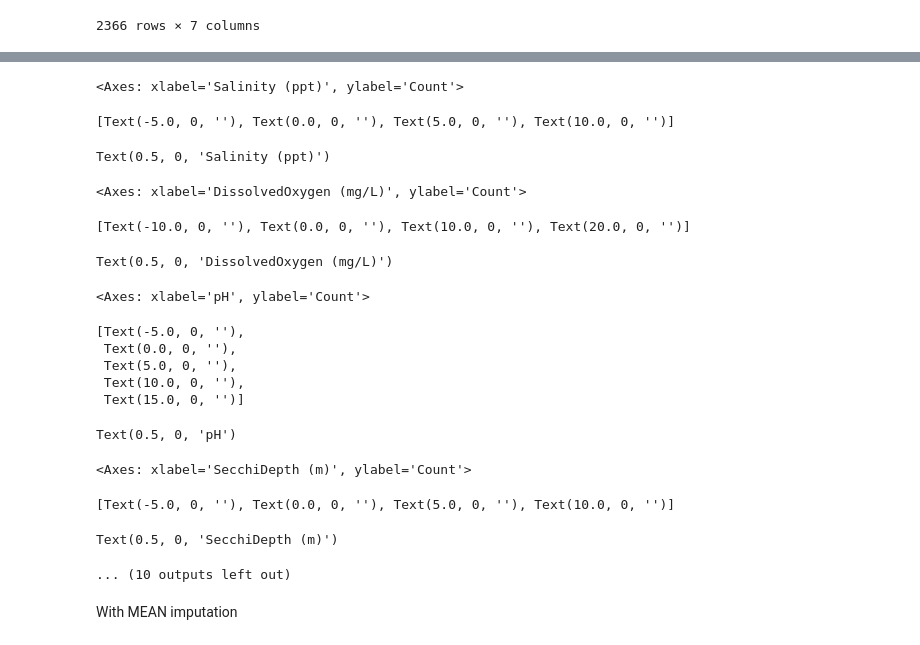
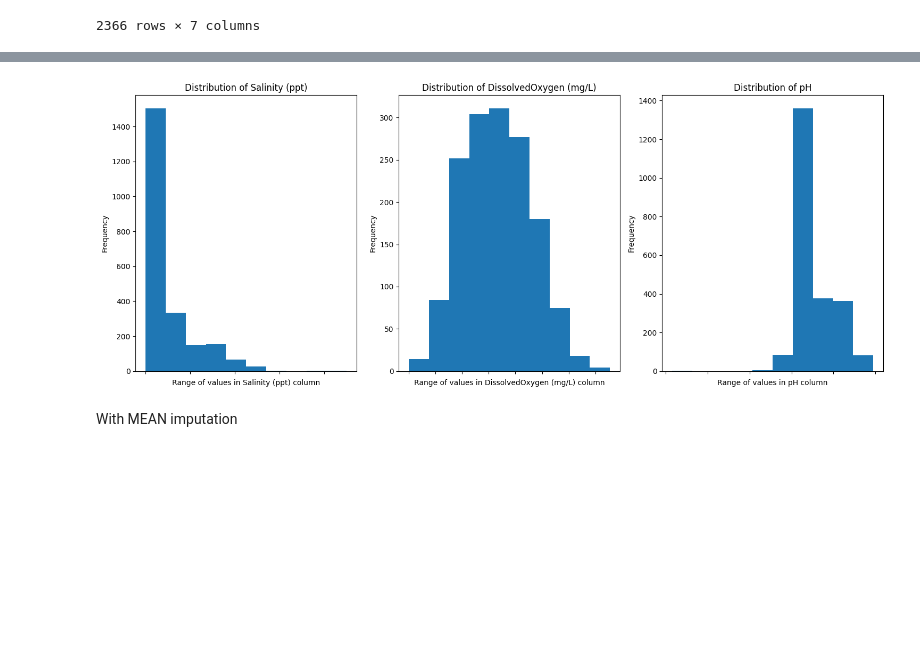
Before and after one commit to ch-1221-777/WaterQuality_EDA, a Jupyter notebook: waterquality-eda.ipynb, the cells around one changed output, grey strips where cells are left out. Cells and saved outputs as stored; diff of their text form; code cells hidden in the pictures; blank space fills up the shorter version.

```diff
--- a/waterquality-eda.ipynb
+++ b/waterquality-eda.ipynb
@@ -198,36 +154,23 @@ Text(0.5, 0, '')
 # %%
 # Plot the distribution
-fig, axes = plt.subplots(nrows=1, ncols=7, figsize=(15, 6))
+fig, axes = plt.subplots(nrows=1, ncols=3, figsize=(15, 6))
 
 # Loop through the columns and plot
 for i, col in enumerate(df.columns):
     #print(i,col)
     df1= df
     df1 = df.dropna(subset=[col])
-    sns.histplot(data=df1[col], ax=axes[i], kde=True)
+    axes[i].hist(df1[col])
+    #sns.histplot(data=df1[col], ax=axes[i], kde=True)
+    axes[i].set_title(f'Distribution of {col}')
     axes[i].set_xticklabels(())
-    axes[i].set_xlabel(col)
+    axes[i].set_xlabel(f'Range of values in {col} column')
+    axes[i].set_ylabel('Frequency')
 
 plt.tight_layout()
 plt.show()
 # %% [output]
-<Axes: xlabel='Salinity (ppt)', ylabel='Count'>
-[Text(-5.0, 0, ''), Text(0.0, 0, ''), Text(5.0, 0, ''), Text(10.0, 0, '')]
-Text(0.5, 0, 'Salinity (ppt)')
-<Axes: xlabel='DissolvedOxygen (mg/L)', ylabel='Count'>
-[Text(-10.0, 0, ''), Text(0.0, 0, ''), Text(10.0, 0, ''), Text(20.0, 0, '')]
-Text(0.5, 0, 'DissolvedOxygen (mg/L)')
-<Axes: xlabel='pH', ylabel='Count'>
-[Text(-5.0, 0, ''),
- Text(0.0, 0, ''),
- Text(5.0, 0, ''),
- Text(10.0, 0, ''),
- Text(15.0, 0, '')]
-Text(0.5, 0, 'pH')
-<Axes: xlabel='SecchiDepth (m)', ylabel='Count'>
-[Text(-5.0, 0, ''), Text(0.0, 0, ''), Text(5.0, 0, ''), Text(10.0, 0, '')]
-Text(0.5, 0, 'SecchiDepth (m)')
-... (10 outputs left out)
+[figure, added]
 # %% [markdown]
 With MEAN imputation
 # %%
```
Also changed, not shown: parts of 18 cells of this notebook.
